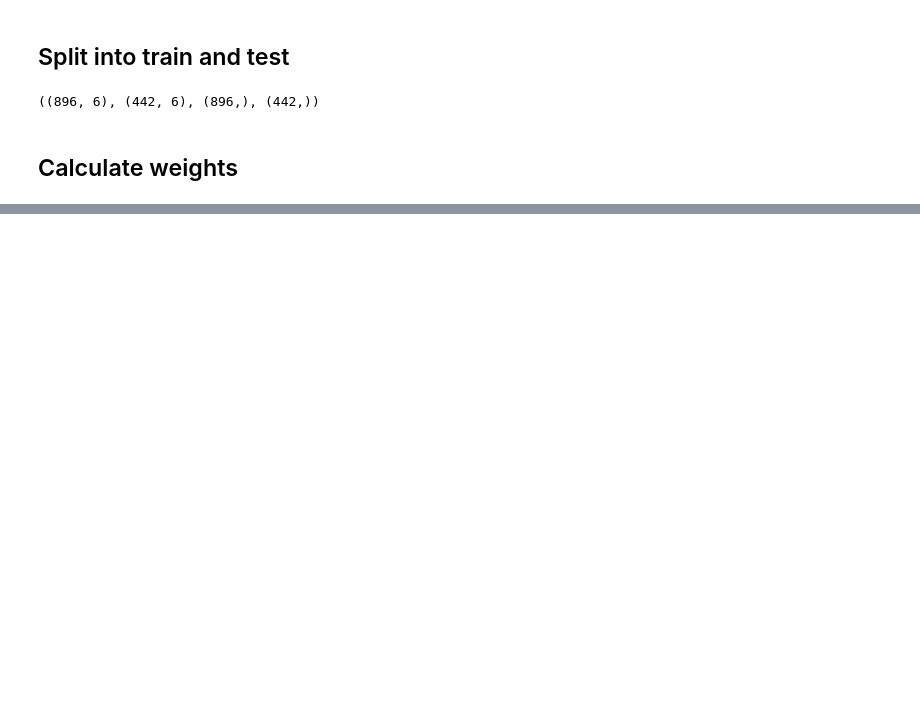
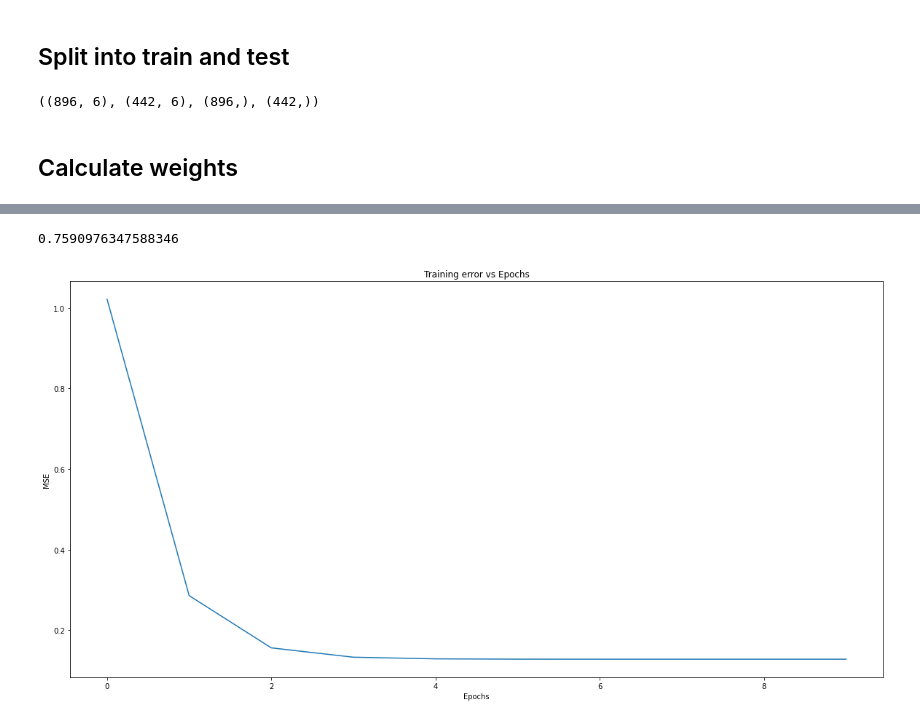
Before and after one commit to Gonm1/gradientdescent, a Jupyter notebook: GradientDescent.ipynb, the cells around one changed output, grey strips where cells are left out. Drawn from its saved outputs; the diff is of its cells as text; code cells hidden in the pictures; blank space fills up the shorter version.

```diff
--- a/GradientDescent.ipynb
+++ b/GradientDescent.ipynb
@@ -104,0 +118,43 @@ array([-12357.72588349,    262.35104943,   -146.5321422 ,    331.64087047,
+# %%
+def mean_squeared_error(y_true, y_pred):
+    return sum((y_true - y_pred) ** 2) / (2 * len(y_true))
+
+
+class StochasticGradientDescent:
+    def __init__(self, learning_rate: float, epochs: int):
+        self.learning_rate = learning_rate
+        self.epochs = epochs
+        self.cost = []
+        self.weights = None
+
+    def predict(self, x):
+        return [np.dot(self.weights, item) for item in x]
+
+    def fit(self, x, y):
+        self.weights = np.random.uniform(low=-1, size=len(x[0]))
+        for _ in range(self.epochs):
+            self.cost.append(mean_squeared_error(y, self.predict(x)))
+
+            temp_weight = np.zeros(len(x[0]))
+
+            for i in range(len(x)):  # Loop examples
+                for j in range(len(x[0])):  # Loop attributes
+                    temp_weight[j] = (np.dot(self.weights, x[i]) - y[i]) * x[i, j]
+
+                self.weights -= self.learning_rate * temp_weight
+
+
+sgd = StochasticGradientDescent(learning_rate=0.001, epochs=10)
+sgd.fit(x_train, y_train)
+r2_score(y_test, sgd.predict(x_test))
+# %% [output]
+0.7590976347588346
+# %%
+plt.figure(figsize=(20, 10))
+plt.title("Training error vs Epochs")
+plt.xlabel("Epochs")
+plt.ylabel("MSE")
+plt.plot(sgd.cost)
+plt.show()
+# %% [output]
+[figure, added]
```
Also changed, not shown: parts of 11 cells of this notebook, 3 other files.
